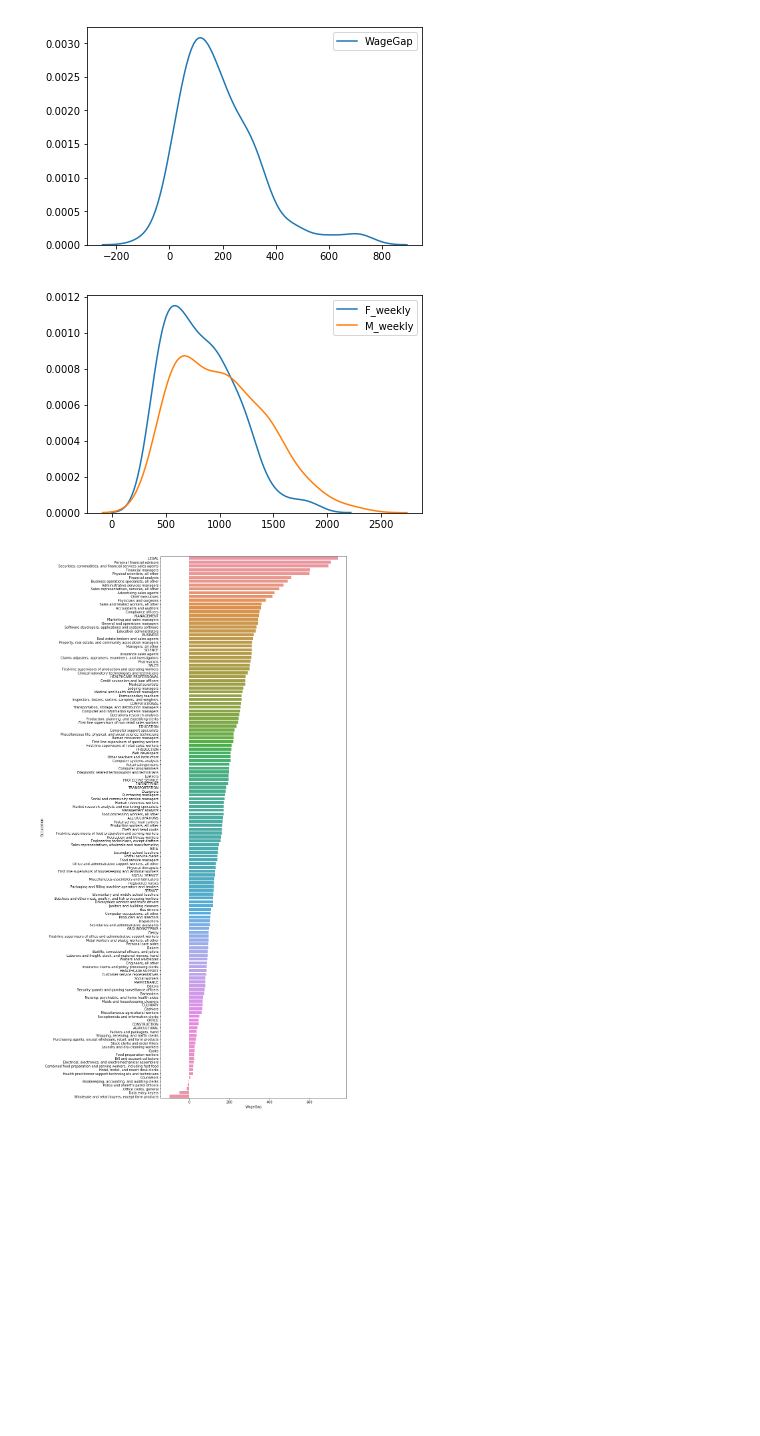
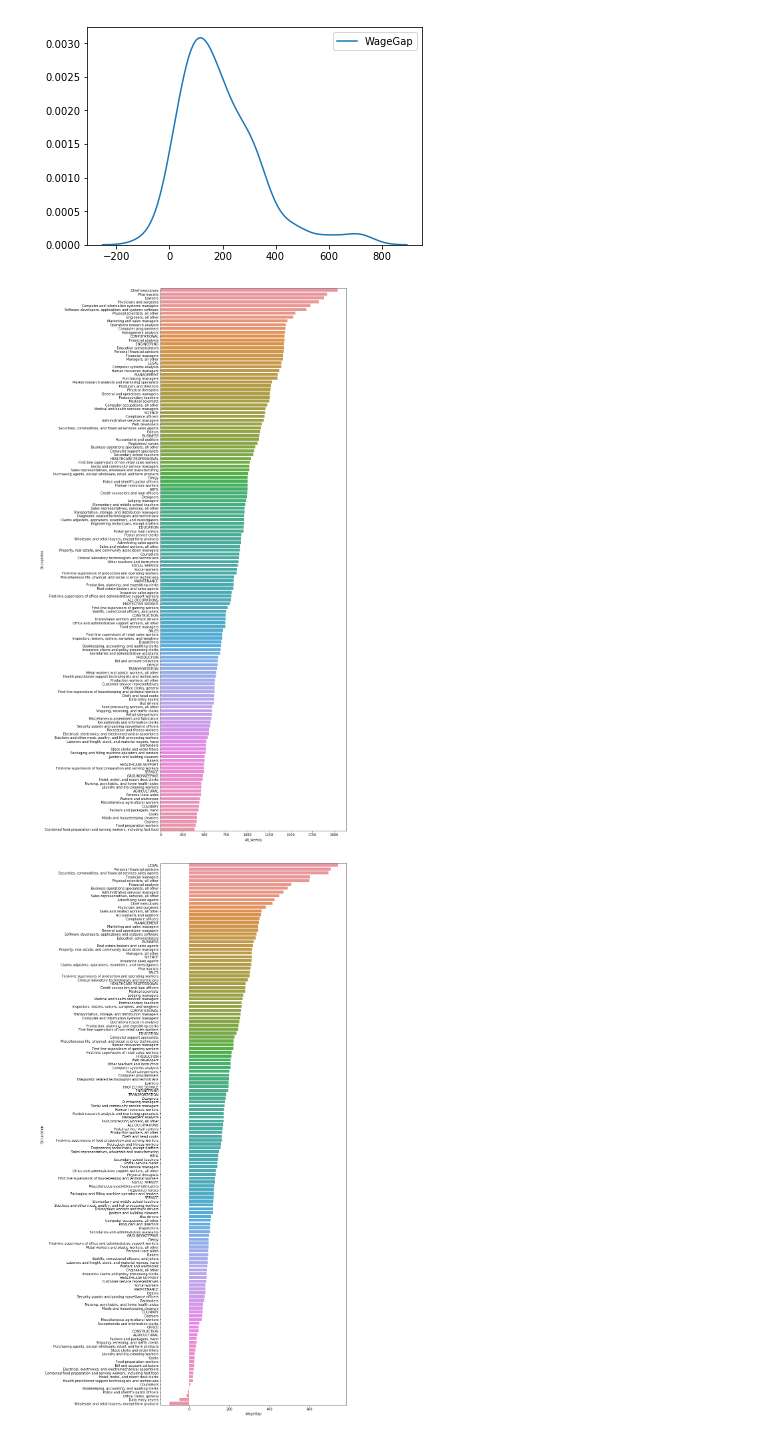
Before and after one commit to Schmidt8181/CapstoneProject, a Jupyter notebook: CapstoneProject.ipynb, the cells around one changed output. Drawn from its saved outputs; the diff is of its cells as text; code cells hidden in the pictures; blank space fills up the shorter version.

```diff
--- a/CapstoneProject.ipynb
+++ b/CapstoneProject.ipynb
@@ -140,10 +134,3 @@ cleanedgenderwage['M_share'] = cleanedgenderwage['M_workers'] / cleanedgenderwag
-# %%
-def male_dom(x):
-    if x > .85:
-        return 0
-    return 1
-
-cleanedgenderwage['Male_Dominated'] = cleanedgenderwage['WageRatio'].apply(male_dom)
 # %%
 cleanedgenderwage.head()
 # %% [output]
@@ -173,0 +238,7 @@ plt.show()
+# %%
+def male_dom(x):
+    if x > .85:
+        return 0
+    return 1
+
+cleanedgenderwage['Male_Dominated'] = cleanedgenderwage['GenderRatio'].apply(male_dom)
@@ -173,0 +250,9 @@ plt.show()
+# %%
+# a significant wage gap is 15% difference or more between womens wages compared to mens
+def sig_wage_gap(x):
+    if x > .85:
+        return 0
+    return 1
+
+cleanedgenderwage['Significant_wage_gap'] = cleanedgenderwage['WageRatio'].apply(sig_wage_gap)
+# not sure i did this right
@@ -176,12 +270,14 @@ sns.kdeplot(data=cleanedgenderwage['WageGap'])
 # %% [output]
 <matplotlib.axes._subplots.AxesSubplot at 0x...>
 [figure]
-# %%
-sns.kdeplot(data=cleanedgenderwage['F_weekly'])
-sns.kdeplot(data=cleanedgenderwage['M_weekly'])
-plt.show()
-# %% [output]
-[figure, removed]
+# %%
+plt.figure(figsize=((10,30)))
+sns.barplot(x='All_weekly',
+            y='Occupation',
+            data=cleanedgenderwage.sort_values('All_weekly', ascending=False))
+plt.show()
+# %% [output]
+[figure, added]
 # %%
 # Lets look at the gap between Men and Women for weekly income
 plt.figure(figsize=((10,30)))
```
Also changed, not shown: parts of 33 cells of this notebook.
